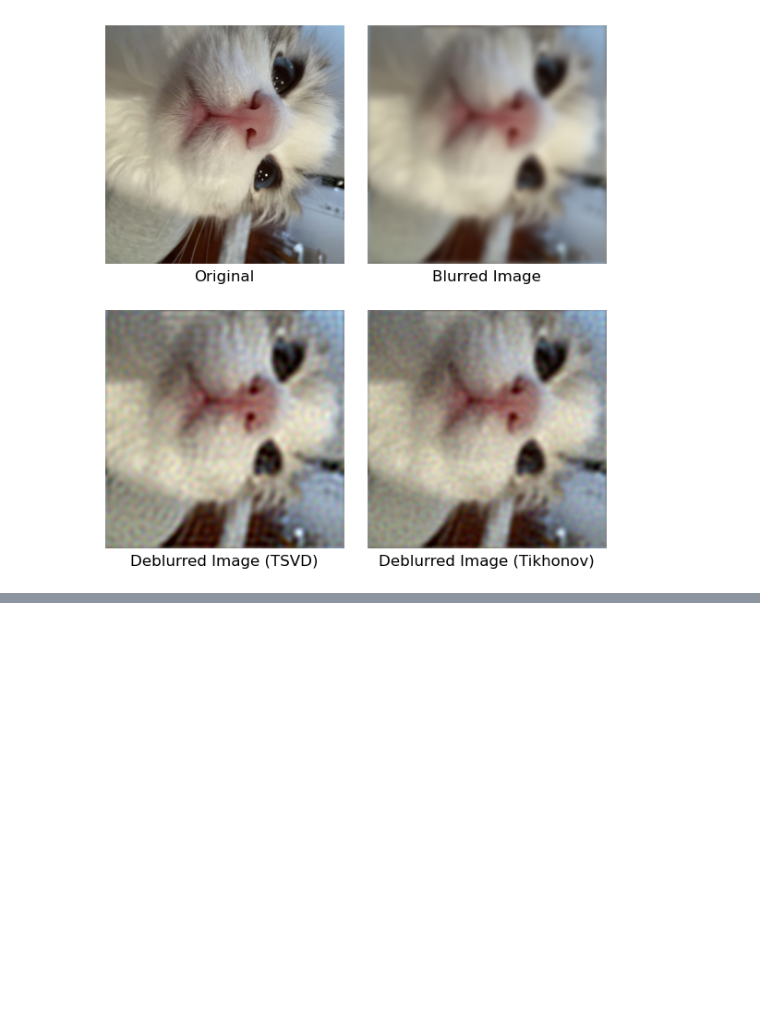
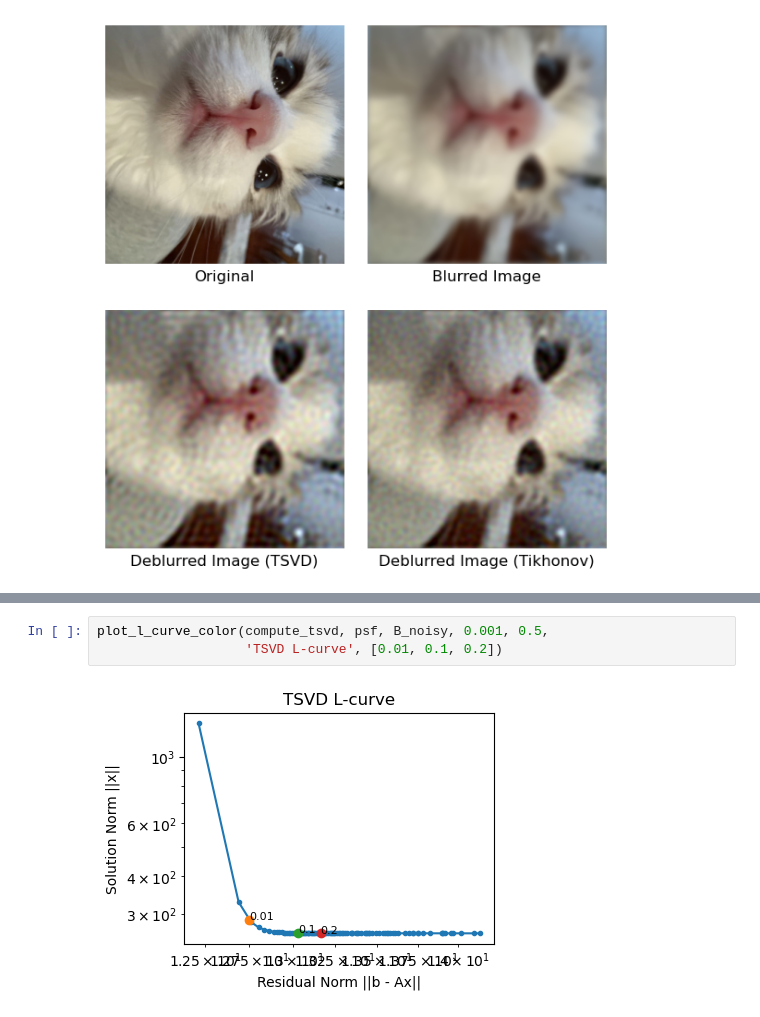
Before and after one commit to lunakim-ubc/ImageDeblurring, a Jupyter notebook: colorblurring.ipynb, the cells around one changed output, grey strips where cells are left out. Cells and saved outputs as stored; diff of their text form; blank space fills up the shorter version.

```diff
--- a/colorblurring.ipynb
+++ b/colorblurring.ipynb
@@ -177,0 +219,5 @@ Clipping input data to the valid range for imshow with RGB data ([0..1] for floa
+# %%
+plot_l_curve_color(compute_tsvd, psf, B_noisy, 0.001, 0.5,
+                   'TSVD L-curve', [0.01, 0.1, 0.2])
+# %% [output]
+[figure, added]
```
Also changed, not shown: parts of 12 cells of this notebook.
